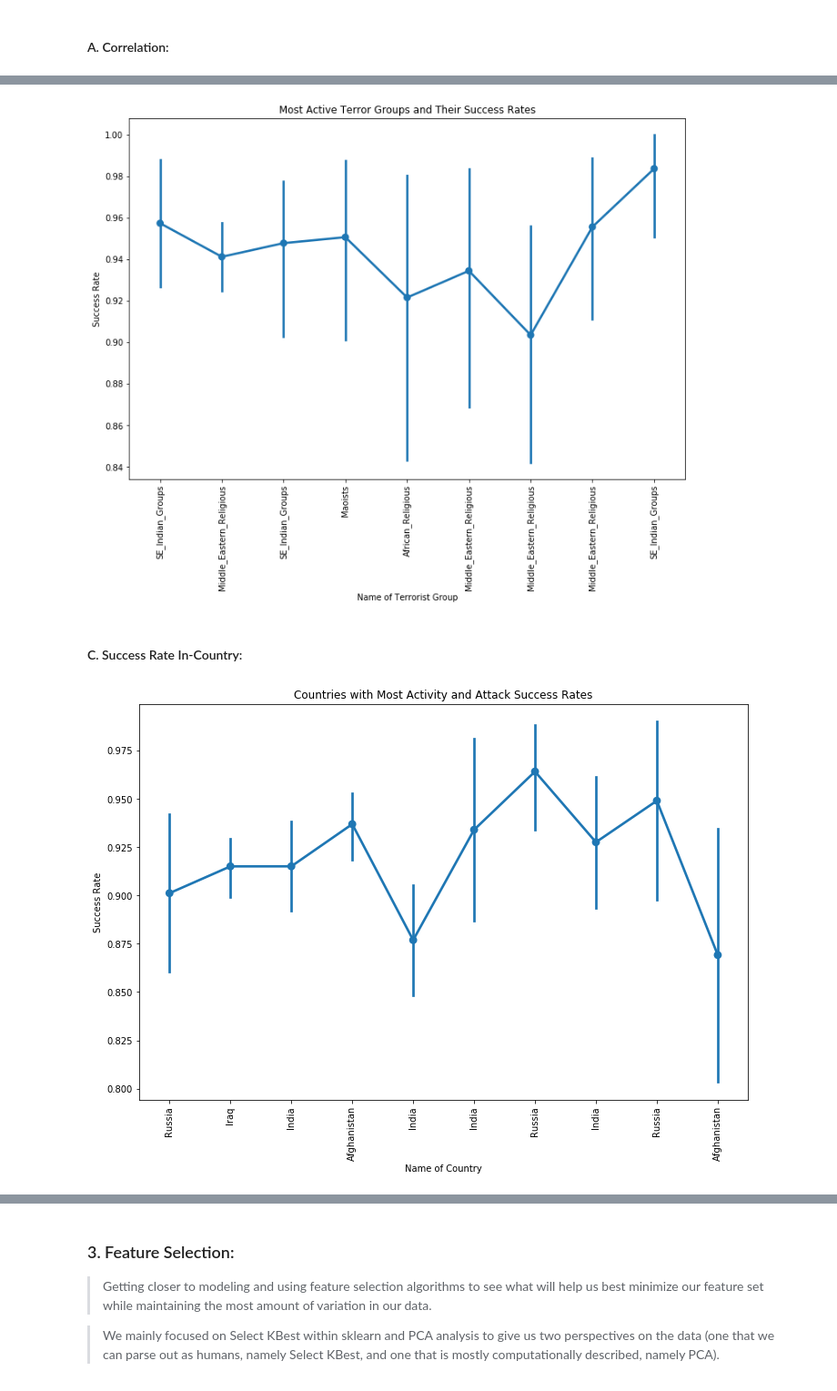
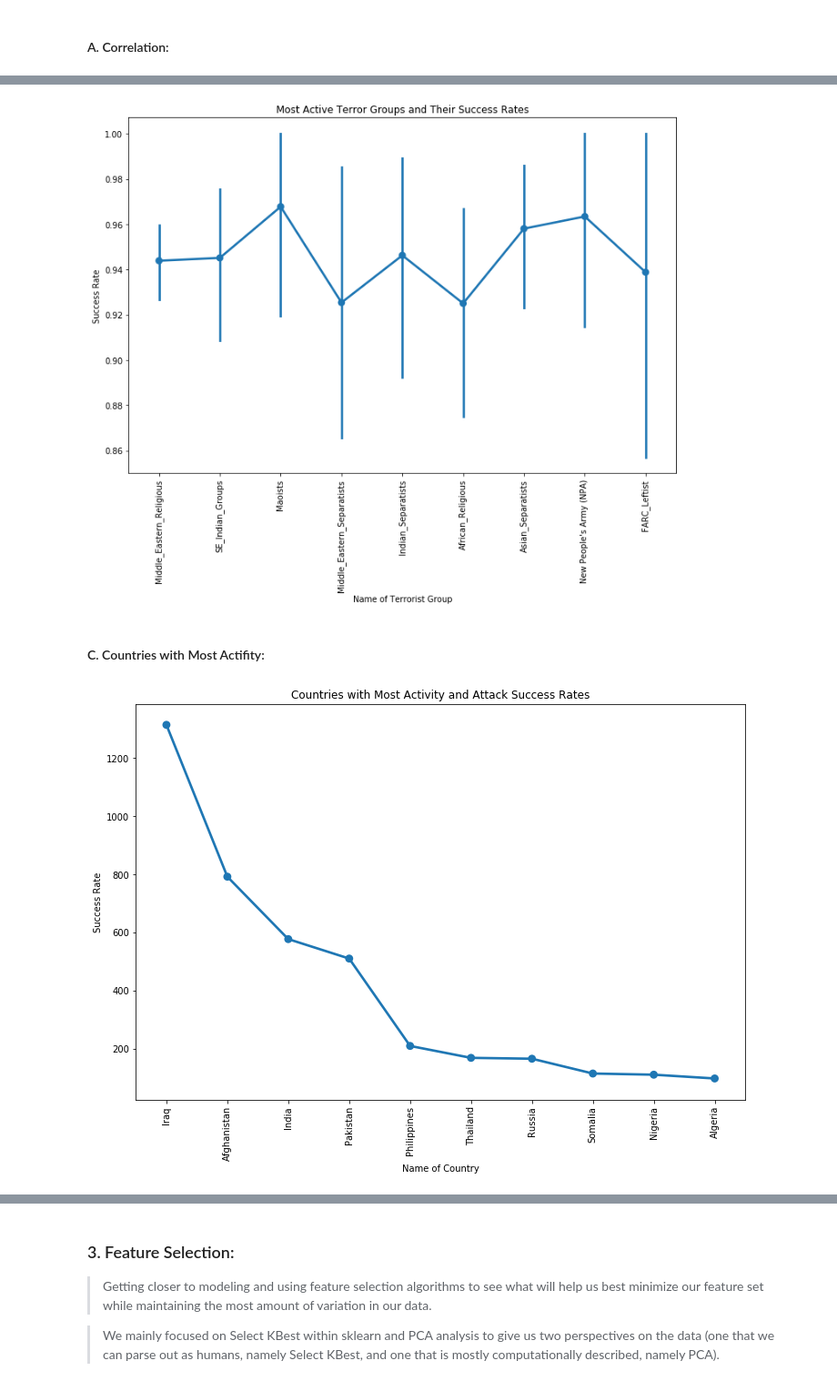
Before and after one commit to Begecky/Thinkful_Materials, a Jupyter notebook: CyberTerrorism3.ipynb, the cells around one changed output, grey strips where cells are left out. Shown at 91% size. Cells and saved outputs as stored; diff of their text form; code cells hidden in the pictures.

```diff
--- a/CyberTerrorism3.ipynb
+++ b/CyberTerrorism3.ipynb
@@ -1303,15 +1302,15 @@ beta = pd.Series(temp_output.index != actives_df.index)
 # %%
 f, ax = plt.subplots(figsize = (12, 8))
 sns.pointplot(x = actives_df['group_name'], y = temp_output.success)
-ax.set_xticklabels(labels = actives_df['group_name'], rotation = '90')
+ax.set_xticklabels(labels = beta, rotation = '90')
 ax.set_xlabel('Name of Terrorist Group')
 ax.set_ylabel('Success Rate')
 ax.set_title('Most Active Terror Groups and Their Success Rates')
 plt.show()
 # %% [output]
-[figure, old version]
+[figure, new version]
-# %% [markdown]
-#### C.  Success Rate In-Country:
+# %% [markdown]
+#### C.  Countries with Most Actifity:
 # %%
 # Most Successful Hot-Spots:
 hot_countries = cyber_train_X['country_txt'].value_counts().head(10)
@@ -1326,13 +1322,16 @@ beta = pd.Series(temp_output2.index != hot_countries_df.index)
+# %%
+beta = phi.keys()
+gamma = phi.values
 # %%
 f, ax = plt.subplots(figsize = (12, 8))
-sns.pointplot(x = hot_countries_df['country_txt'], y = temp_output2.success)
-ax.set_xticklabels(labels = hot_countries_df['country_txt'], rotation = '90')
+sns.pointplot(x = beta, y = gamma)
+ax.set_xticklabels(labels = beta, rotation = '90')
 ax.set_xlabel('Name of Country')
 ax.set_ylabel('Success Rate')
 ax.set_title('Countries with Most Activity and Attack Success Rates')
 plt.show()
 # %% [output]
-[figure, old version]
+[figure, new version]
 # %%
 del actives
 del actives_df
```
Also changed, not shown: parts of 66 cells of this notebook.
